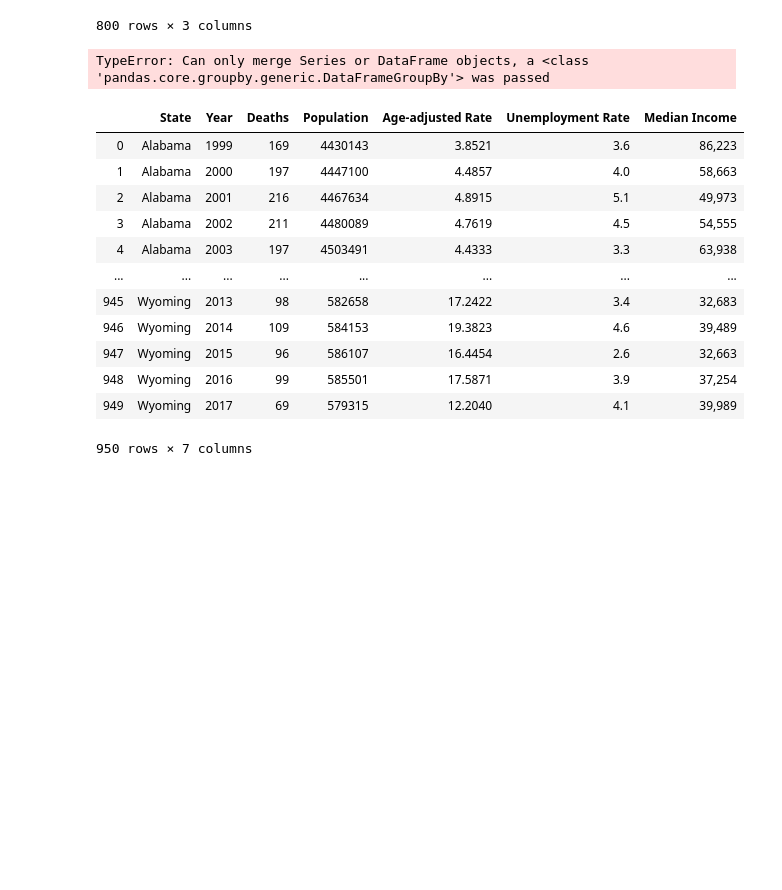
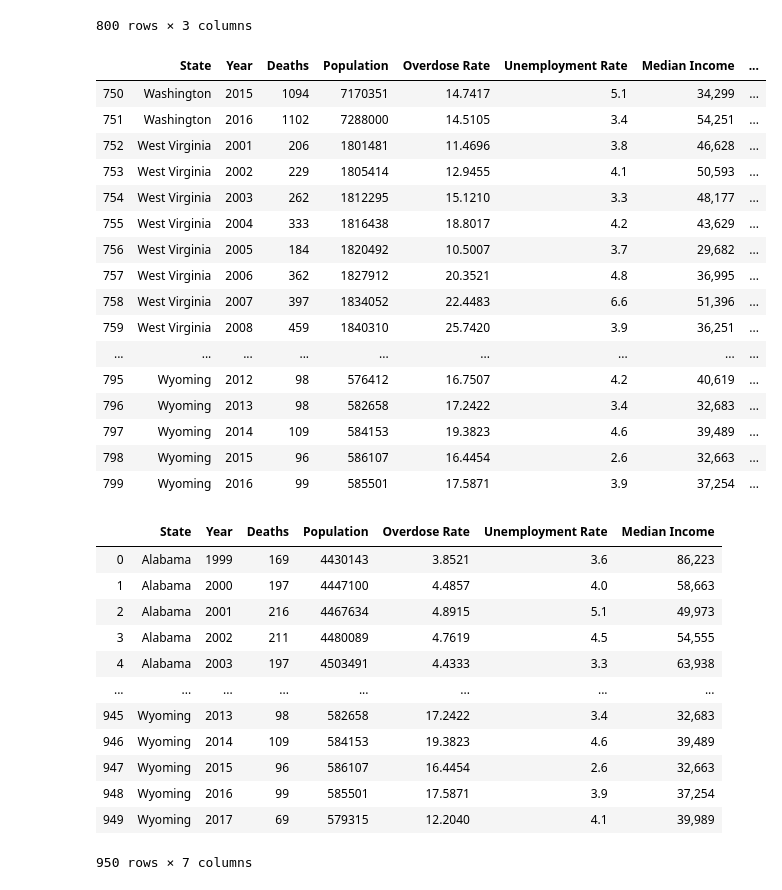
Before and after one commit to calebsanfo/CS216-Final, a Jupyter notebook: national/state_analysis.ipynb, the cells around one changed output. Saved outputs shown, nothing was run; the diff lists cells and outputs as text; code cells hidden in the pictures; blank space fills up the shorter version.

Commit message:
all datasets merged

```diff
--- a/national/state_analysis.ipynb
+++ b/national/state_analysis.ipynb
@@ -193,19 +203,36 @@ in2
 # %%
 #merging data
 #dataframe 1: with all above data (drug2, un2,in2, incarceration)
-new_df = pd.merge(drug2, un2,  how='right', left_on=['State','Year'], right_on = ['State','Year'])
-new_df = pd.merge(new_df, in2,  how='right', left_on=['State','Year'], right_on = ['State','Year'])
-new_df = pd.merge(new_df, incarceration,  how='right', left_on=['State','Year'], right_on = ['State','year'])
-new_df
+new_df = pd.merge(drug2, un2,  how='left', left_on=['State','Year'], right_on = ['State','Year'])
+new_df = pd.merge(new_df, in2,  how='left', left_on=['State','Year'], right_on = ['State','Year'])
+new_df = pd.merge(new_df, incarceration,  how='inner', left_on=['State','Year'], right_on = ['State','Year'])
+new_df.tail(50)
+#incarceration rate data has some missing values
 # %% [output]
-TypeError: Can only merge Series or DataFrame objects, a <class 'pandas.core.groupby.generic.DataFrameGroupBy'> was passed
+|  | State | Year | Deaths | Population | Overdose Rate | Unemployment Rate | Median Income | ... |
+| 750 | Washington | 2015 | 1094 | 7170351 | 14.7417 | 5.1 | 34,299 | ... |
+| 751 | Washington | 2016 | 1102 | 7288000 | 14.5105 | 3.4 | 54,251 | ... |
+| 752 | West Virginia | 2001 | 206 | 1801481 | 11.4696 | 3.8 | 46,628 | ... |
+| 753 | West Virginia | 2002 | 229 | 1805414 | 12.9455 | 4.1 | 50,593 | ... |
+| 754 | West Virginia | 2003 | 262 | 1812295 | 15.1210 | 3.3 | 48,177 | ... |
+| 755 | West Virginia | 2004 | 333 | 1816438 | 18.8017 | 4.2 | 43,629 | ... |
+| 756 | West Virginia | 2005 | 184 | 1820492 | 10.5007 | 3.7 | 29,682 | ... |
+| 757 | West Virginia | 2006 | 362 | 1827912 | 20.3521 | 4.8 | 36,995 | ... |
+| 758 | West Virginia | 2007 | 397 | 1834052 | 22.4483 | 6.6 | 51,396 | ... |
+| 759 | West Virginia | 2008 | 459 | 1840310 | 25.7420 | 3.9 | 36,251 | ... |
+| ... | ... | ... | ... | ... | ... | ... | ... | ... |
+| 795 | Wyoming | 2012 | 98 | 576412 | 16.7507 | 4.2 | 40,619 | ... |
+| 796 | Wyoming | 2013 | 98 | 582658 | 17.2422 | 3.4 | 32,683 | ... |
+| 797 | Wyoming | 2014 | 109 | 584153 | 19.3823 | 4.6 | 39,489 | ... |
+| 798 | Wyoming | 2015 | 96 | 586107 | 16.4454 | 2.6 | 32,663 | ... |
+| 799 | Wyoming | 2016 | 99 | 585501 | 17.5871 | 3.9 | 37,254 | ... |
 # %%
 #dataframe 2: without incarceration data (drug, finalunemployment, finalincome) 1999-2017
-new_df2 = pd.merge(drug, finalunemployment,  how='right', left_on=['State','Year'], right_on = ['State','Year'])
-new_df2 = pd.merge(new_df2, finalincome,how='right', left_on=['State','Year'], right_on = ['State','Year'])
+new_df2 = pd.merge(drug, finalunemployment,  how='left', left_on=['State','Year'], right_on = ['State','Year'])
+new_df2 = pd.merge(new_df2, finalincome,how='left', left_on=['State','Year'], right_on = ['State','Year'])
 new_df2
 # %% [output]
-|  | State | Year | Deaths | Population | Age-adjusted Rate | Unemployment Rate | Median Income |
+|  | State | Year | Deaths | Population | Overdose Rate | Unemployment Rate | Median Income |
 | 0 | Alabama | 1999 | 169 | 4430143 | 3.8521 | 3.6 | 86,223 |
 | 1 | Alabama | 2000 | 197 | 4447100 | 4.4857 | 4.0 | 58,663 |
 | 2 | Alabama | 2001 | 216 | 4467634 | 4.8915 | 5.1 | 49,973 |
```
Also changed, not shown: parts of 3 cells of this notebook.
